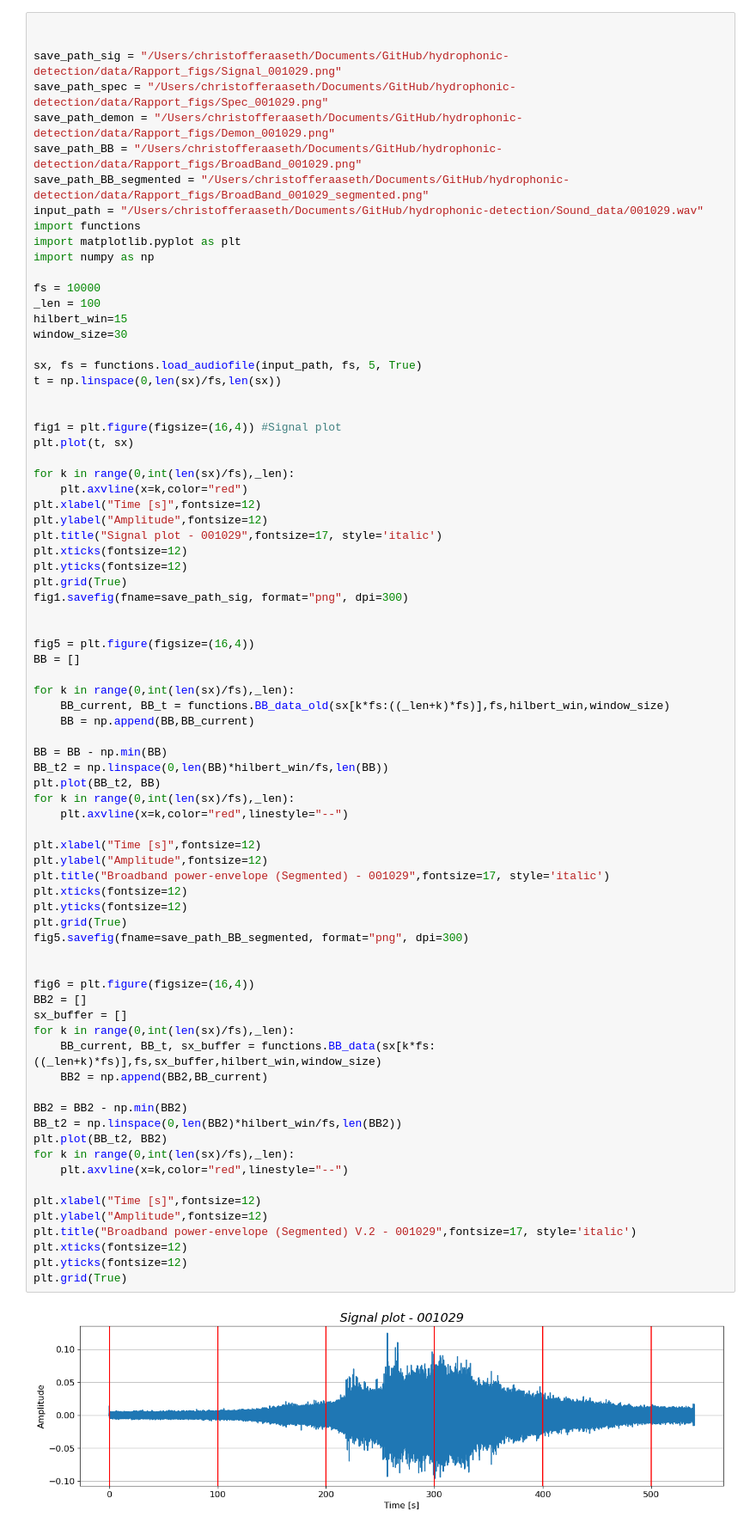
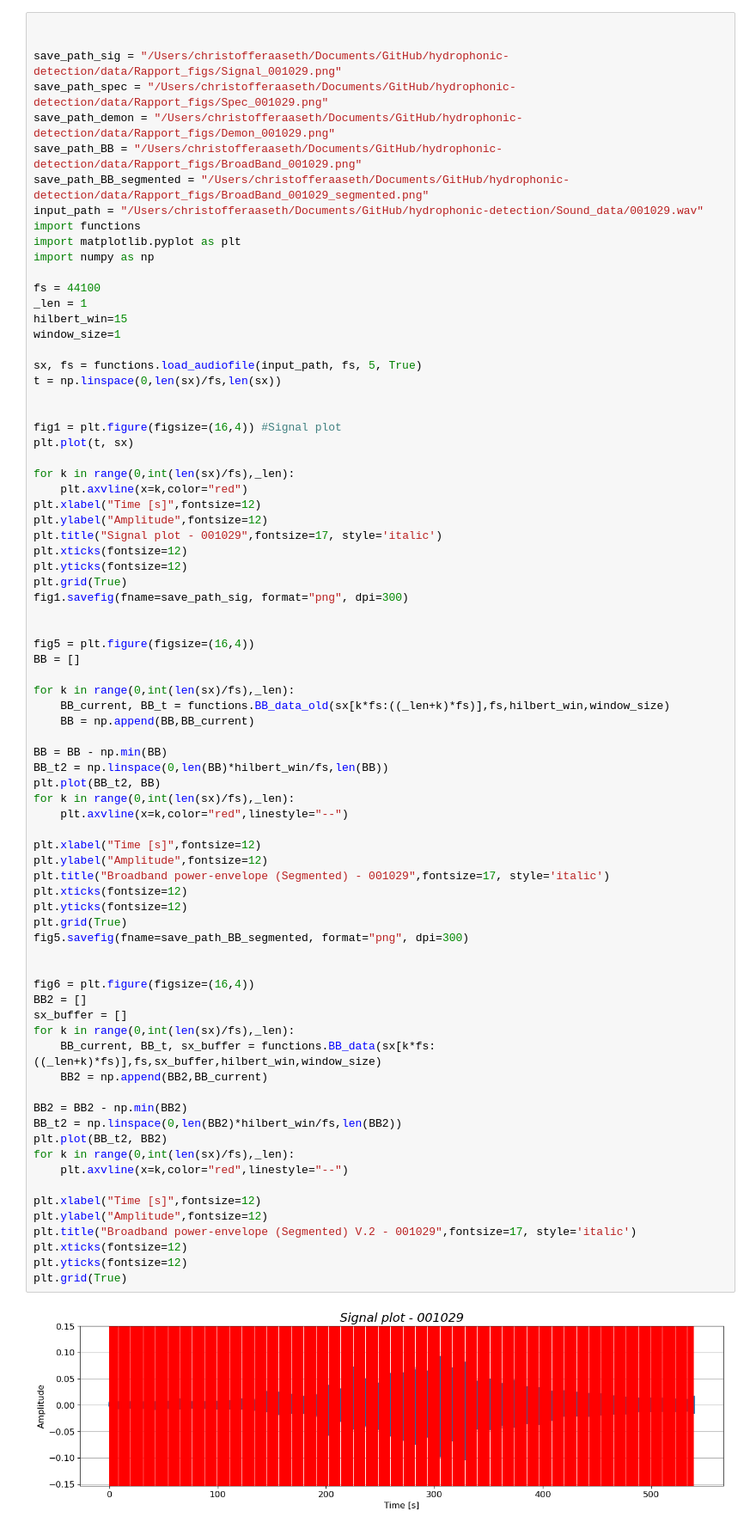
Before and after one commit to josigar123/hydrophonic-detection, a Jupyter notebook: data/Processing_scripts/Broadband_temp.ipynb, the cells around one changed output. Shown at 86% size. Saved outputs shown, nothing was run; the diff lists cells and outputs as text.

```diff
--- a/data/Processing_scripts/Broadband_temp.ipynb
+++ b/data/Processing_scripts/Broadband_temp.ipynb
@@ -951,10 +951,10 @@ import functions
 import matplotlib.pyplot as plt
 import numpy as np
 
-fs = 10000
-_len = 100
+fs = 44100
+_len = 1
 hilbert_win=15
-window_size=30
+window_size=1
 
 sx, fs = functions.load_audiofile(input_path, fs, 5, True)
 t = np.linspace(0,len(sx)/fs,len(sx))
@@ -989,31 +989,31 @@ for k in range(0,int(len(sx)/fs),_len):
 
 plt.xlabel("Time [s]",fontsize=12)
 plt.ylabel("Amplitude",fontsize=12)
 plt.title("Broadband power-envelope (Segmented) - 001029",fontsize=17, style='italic')
 plt.xticks(fontsize=12)
 plt.yticks(fontsize=12)
 plt.grid(True)
 fig5.savefig(fname=save_path_BB_segmented, format="png", dpi=300)
 
 
 fig6 = plt.figure(figsize=(16,4))
 BB2 = []
 sx_buffer = []
 for k in range(0,int(len(sx)/fs),_len):
     BB_current, BB_t, sx_buffer = functions.BB_data(sx[k*fs:((_len+k)*fs)],fs,sx_buffer,hilbert_win,window_size)
     BB2 = np.append(BB2,BB_current)
 
 BB2 = BB2 - np.min(BB2)
 BB_t2 = np.linspace(0,len(BB2)*hilbert_win/fs,len(BB2))
 plt.plot(BB_t2, BB2)
 for k in range(0,int(len(sx)/fs),_len):
     plt.axvline(x=k,color="red",linestyle="--")
 
 plt.xlabel("Time [s]",fontsize=12)
 plt.ylabel("Amplitude",fontsize=12)
 plt.title("Broadband power-envelope (Segmented) V.2 - 001029",fontsize=17, style='italic')
 plt.xticks(fontsize=12)
 plt.yticks(fontsize=12)
 plt.grid(True)
 # %% [output]
-[figure, old version]
+[figure, new version]
```
Also changed, not shown: parts of 2 cells of this notebook, 3 other files.
